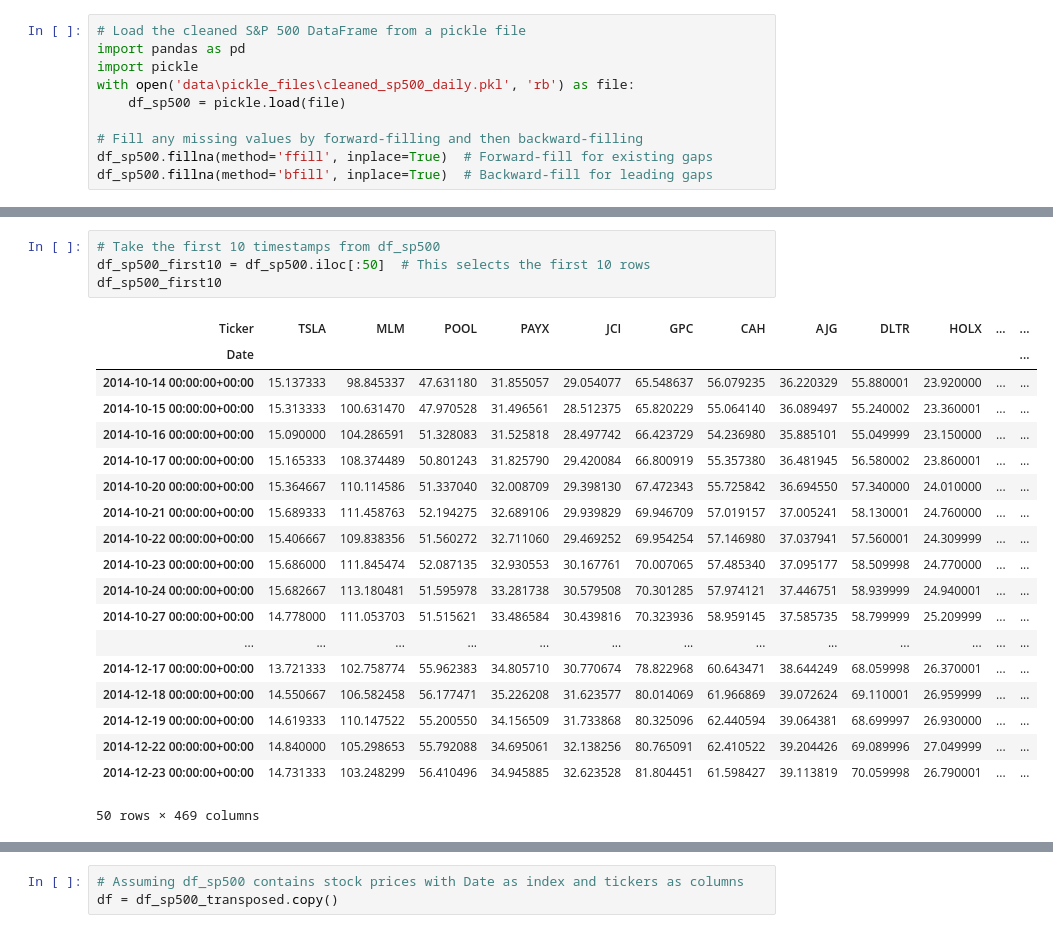
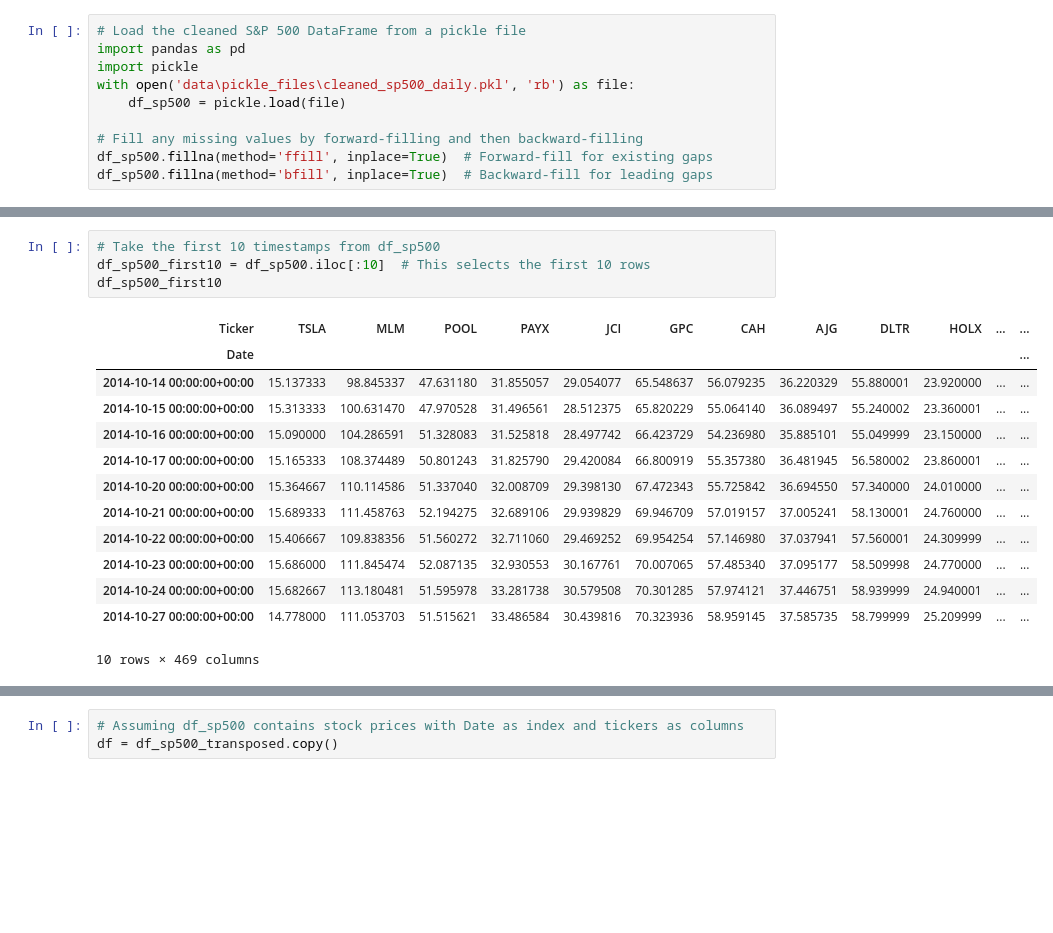
Before and after one commit to blackswan-quants/dtwclustering_sp500, a Jupyter notebook: clustering notebook (1).ipynb, the cells around one changed output, grey strips where cells are left out. Drawn from its saved outputs; the diff is of its cells as text; blank space fills up the shorter version.

```diff
--- a/clustering notebook (1).ipynb
+++ b/clustering notebook (1).ipynb
@@ -25,27 +40,21 @@ df_sp500.fillna(method='bfill', inplace=True)  # Backward-fill for leading gaps
 # %%
 # Take the first 10 timestamps from df_sp500
-df_sp500_first10 = df_sp500.iloc[:50]  # This selects the first 10 rows
+df_sp500_first10 = df_sp500.iloc[:10]  # This selects the first 10 rows
 df_sp500_first10
 # %% [output]
 | Ticker | TSLA | MLM | POOL | PAYX | JCI | GPC | CAH | AJG | DLTR | HOLX | ... | ... |
 | Date |  |  |  |  |  |  |  |  |  |  |  | ... |
 | 2014-10-14 00:00:00+00:00 | 15.137333 | 98.845337 | 47.631180 | 31.855057 | 29.054077 | 65.548637 | 56.079235 | 36.220329 | 55.880001 | 23.920000 | ... | ... |
 | 2014-10-15 00:00:00+00:00 | 15.313333 | 100.631470 | 47.970528 | 31.496561 | 28.512375 | 65.820229 | 55.064140 | 36.089497 | 55.240002 | 23.360001 | ... | ... |
 | 2014-10-16 00:00:00+00:00 | 15.090000 | 104.286591 | 51.328083 | 31.525818 | 28.497742 | 66.423729 | 54.236980 | 35.885101 | 55.049999 | 23.150000 | ... | ... |
 | 2014-10-17 00:00:00+00:00 | 15.165333 | 108.374489 | 50.801243 | 31.825790 | 29.420084 | 66.800919 | 55.357380 | 36.481945 | 56.580002 | 23.860001 | ... | ... |
 | 2014-10-20 00:00:00+00:00 | 15.364667 | 110.114586 | 51.337040 | 32.008709 | 29.398130 | 67.472343 | 55.725842 | 36.694550 | 57.340000 | 24.010000 | ... | ... |
 | 2014-10-21 00:00:00+00:00 | 15.689333 | 111.458763 | 52.194275 | 32.689106 | 29.939829 | 69.946709 | 57.019157 | 37.005241 | 58.130001 | 24.760000 | ... | ... |
 | 2014-10-22 00:00:00+00:00 | 15.406667 | 109.838356 | 51.560272 | 32.711060 | 29.469252 | 69.954254 | 57.146980 | 37.037941 | 57.560001 | 24.309999 | ... | ... |
 | 2014-10-23 00:00:00+00:00 | 15.686000 | 111.845474 | 52.087135 | 32.930553 | 30.167761 | 70.007065 | 57.485340 | 37.095177 | 58.509998 | 24.770000 | ... | ... |
 | 2014-10-24 00:00:00+00:00 | 15.682667 | 113.180481 | 51.595978 | 33.281738 | 30.579508 | 70.301285 | 57.974121 | 37.446751 | 58.939999 | 24.940001 | ... | ... |
 | 2014-10-27 00:00:00+00:00 | 14.778000 | 111.053703 | 51.515621 | 33.486584 | 30.439816 | 70.323936 | 58.959145 | 37.585735 | 58.799999 | 25.209999 | ... | ... |
-| ... | ... | ... | ... | ... | ... | ... | ... | ... | ... | ... | ... | ... |
-| 2014-12-17 00:00:00+00:00 | 13.721333 | 102.758774 | 55.962383 | 34.805710 | 30.770674 | 78.822968 | 60.643471 | 38.644249 | 68.059998 | 26.370001 | ... | ... |
-| 2014-12-18 00:00:00+00:00 | 14.550667 | 106.582458 | 56.177471 | 35.226208 | 31.623577 | 80.014069 | 61.966869 | 39.072624 | 69.110001 | 26.959999 | ... | ... |
-| 2014-12-19 00:00:00+00:00 | 14.619333 | 110.147522 | 55.200550 | 34.156509 | 31.733868 | 80.325096 | 62.440594 | 39.064381 | 68.699997 | 26.930000 | ... | ... |
-| 2014-12-22 00:00:00+00:00 | 14.840000 | 105.298653 | 55.792088 | 34.695061 | 32.138256 | 80.765091 | 62.410522 | 39.204426 | 69.089996 | 27.049999 | ... | ... |
-| 2014-12-23 00:00:00+00:00 | 14.731333 | 103.248299 | 56.410496 | 34.945885 | 32.623528 | 81.804451 | 61.598427 | 39.113819 | 70.059998 | 26.790001 | ... | ... |
-50 rows × 469 columns
+10 rows × 469 columns
 # %%
 df_sp500_transposed = df_sp500_first10.T  # Transpose the DataFrame
 df_sp500_transposed
```
Also changed, not shown: parts of 37 cells of this notebook.
